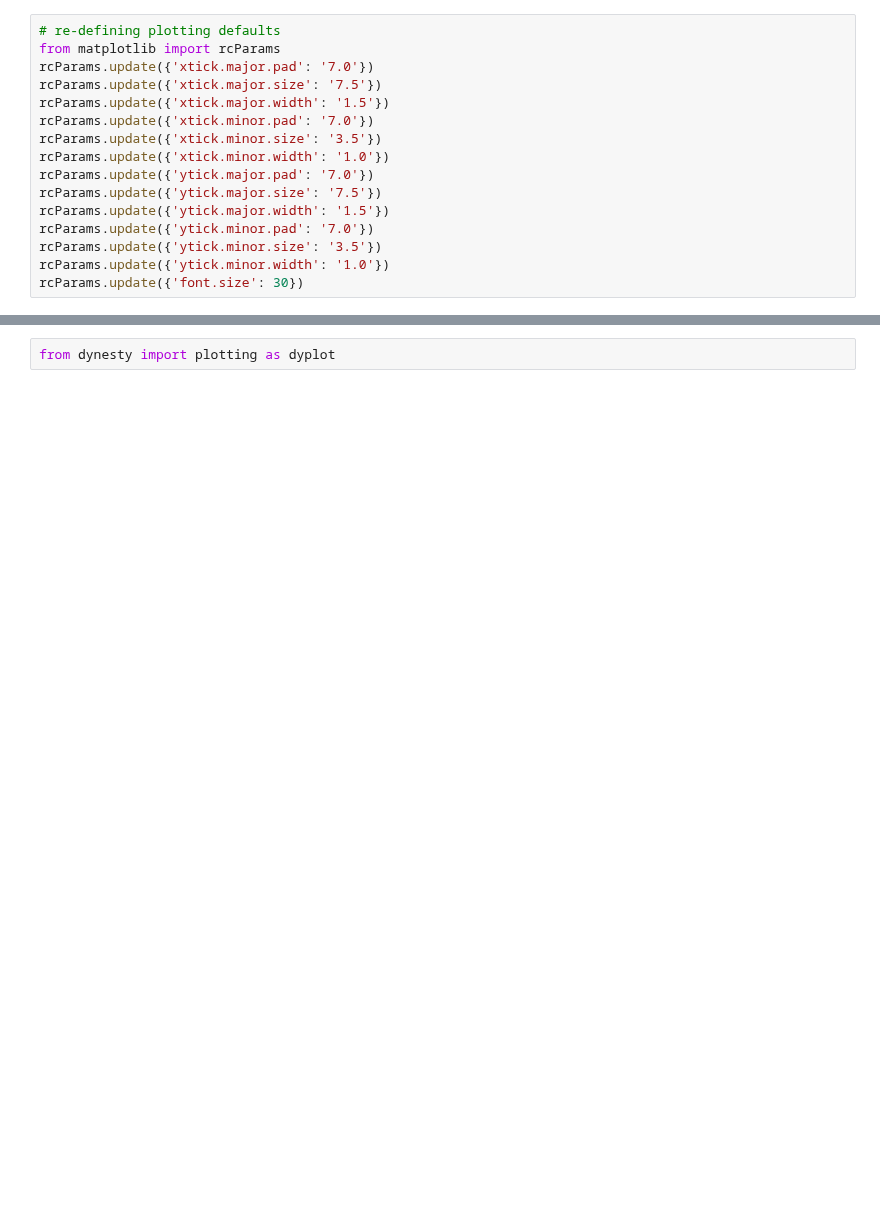
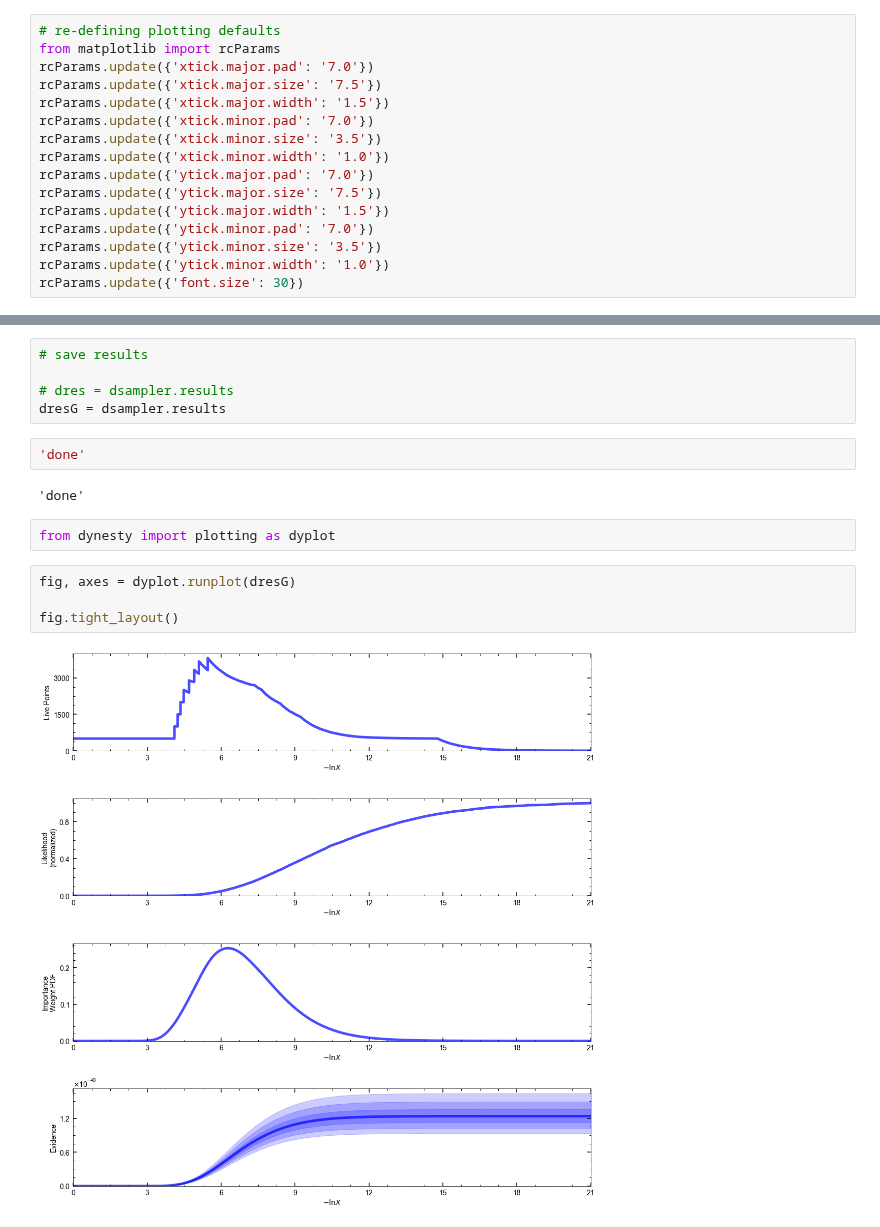
Before and after one commit to Vince-ec/Cluster_and_field, a Jupyter notebook: scripts/nested_test.ipynb, the cells around one changed output, grey strips where cells are left out. Drawn from its saved outputs; the diff is of its cells as text; blank space fills up the shorter version.

```diff
--- a/scripts/nested_test.ipynb
+++ b/scripts/nested_test.ipynb
@@ -212,3 +267,18 @@ cfig, caxes = dyplot.cornerplot(res2)
+# %%
+# save results
+
+# dres = dsampler.results
+dresG = dsampler.results
+# %%
+'done'
+# %% [output]
+'done'
 # %%
 from dynesty import plotting as dyplot
+# %%
+fig, axes = dyplot.runplot(dresG)
+
+fig.tight_layout()
+# %% [output]
+[figure, added]
 # %%
```
Also changed, not shown: parts of 19 cells of this notebook.
